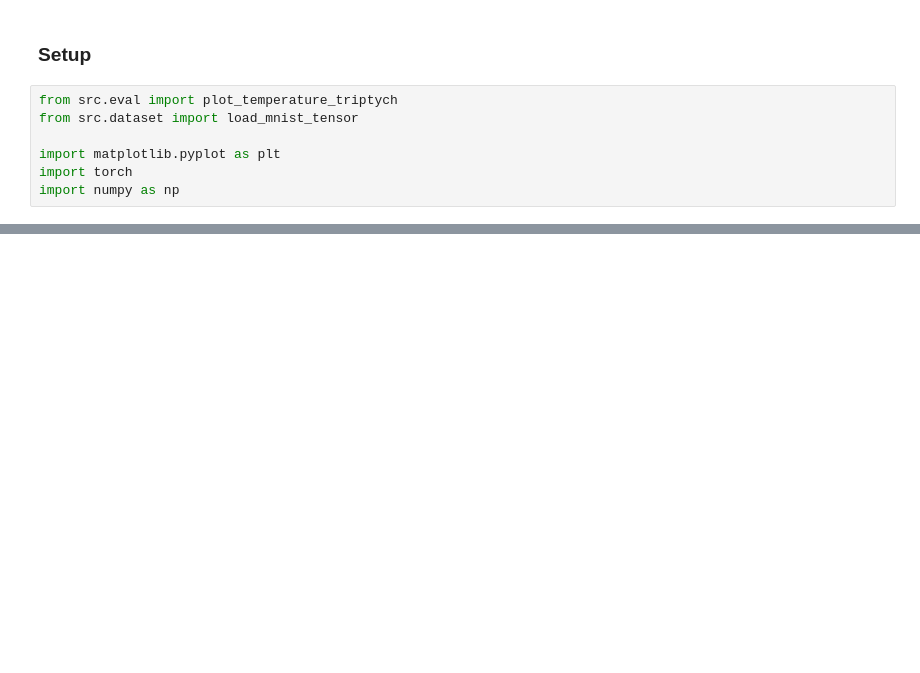
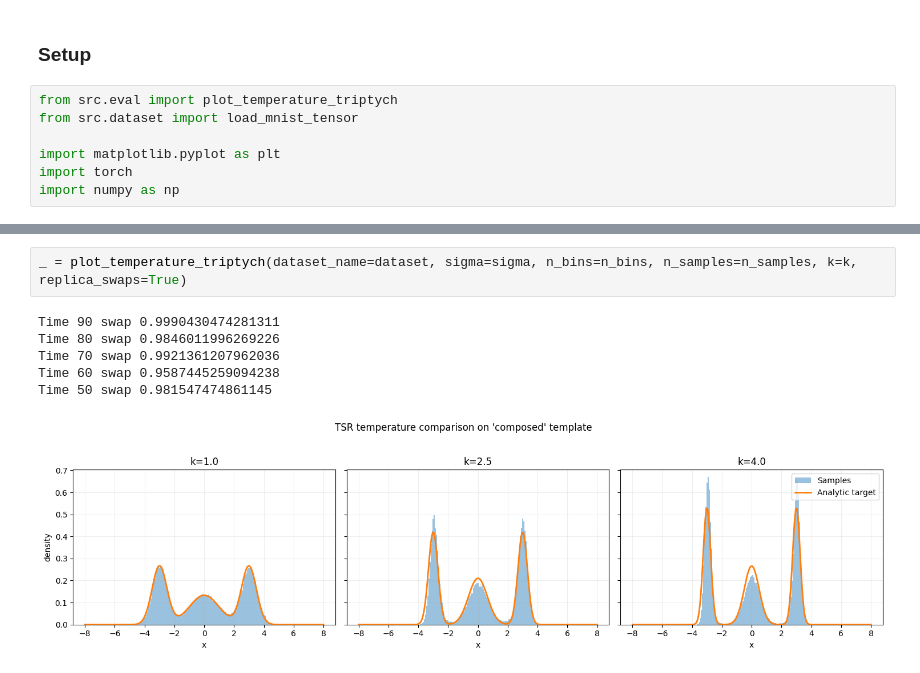
Before and after one commit to oatmeallover/parallel_tempering, a Jupyter notebook: tempered_energy.ipynb, the cells around one changed output, grey strips where cells are left out. Drawn from its saved outputs; the diff is of its cells as text; blank space fills up the shorter version.

```diff
--- a/tempered_energy.ipynb
+++ b/tempered_energy.ipynb
@@ -70,0 +84,9 @@ integrand shape torch.Size([10, 100000, 1])
+# %%
+_ = plot_temperature_triptych(dataset_name=dataset, sigma=sigma, n_bins=n_bins, n_samples=n_samples, k=k, replica_swaps=True)
+# %% [output]
+Time 90 swap 0.9990430474281311
+Time 80 swap 0.9846011996269226
+Time 70 swap 0.9921361207962036
+Time 60 swap 0.9587445259094238
+Time 50 swap 0.981547474861145
+[figure, added]
```
Also changed, not shown: parts of 8 cells of this notebook, 17 other files.
